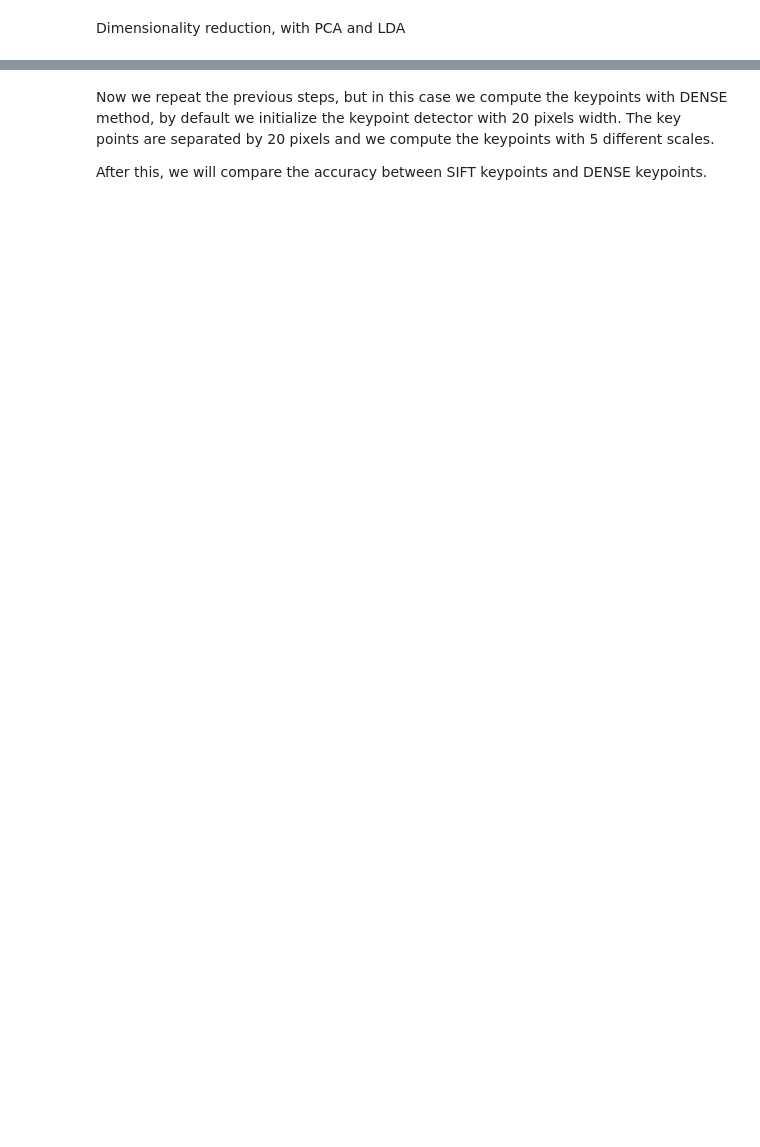
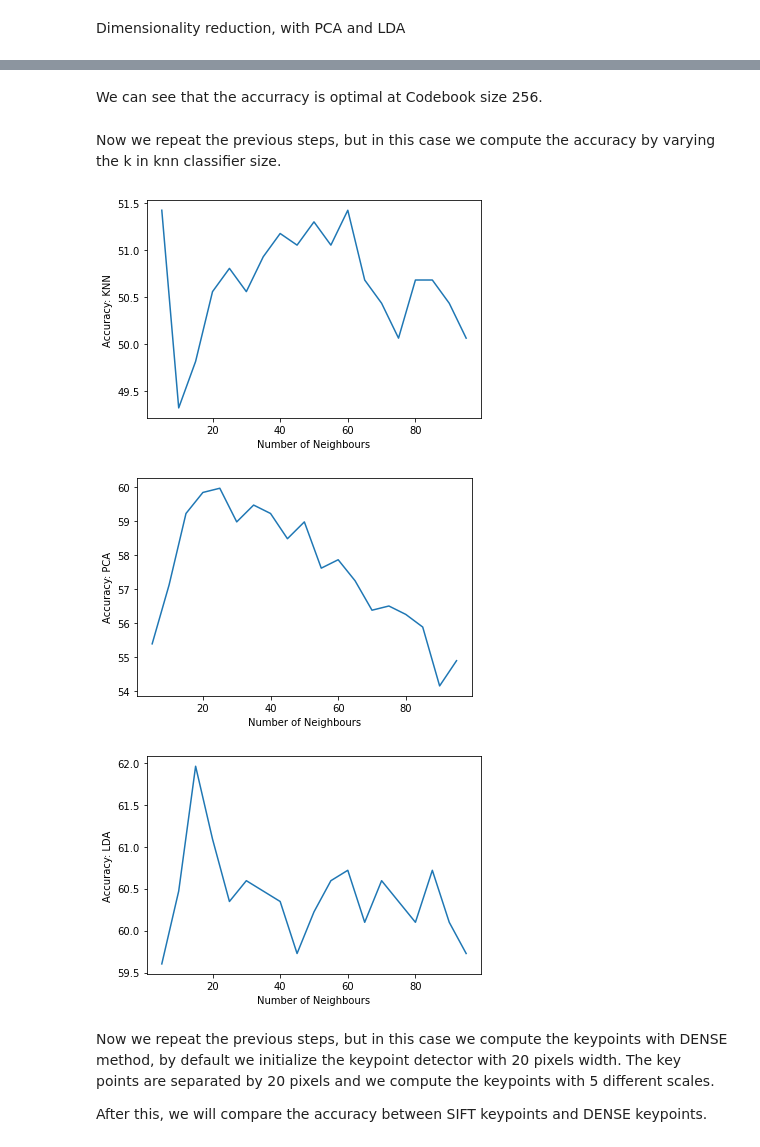
Before and after one commit to victor-prt/M3-Project, a Jupyter notebook: Scripts/week1/BagofVisualWords.ipynb, the cells around one changed output, grey strips where cells are left out. Saved outputs shown, nothing was run; the diff lists cells and outputs as text; code cells hidden in the pictures; blank space fills up the shorter version.

```diff
--- a/Scripts/week1/BagofVisualWords.ipynb
+++ b/Scripts/week1/BagofVisualWords.ipynb
@@ -100,3 +166,72 @@ print(accuracy)
+# %% [markdown]
+We can see that the accurracy is optimal at Codebook size 256.
+# %% [markdown]
+Now we repeat the previous steps, but in this case we compute the accuracy by varying the k in knn classifier size.
+# %%
+k = 256
+codebook = MiniBatchKMeans(n_clusters=k, verbose=False, batch_size=k * 20,compute_labels=False,reassignment_ratio=10**-4,random_state=42)
+codebook.fit(D)
+visual_words=np.zeros((len(Train_descriptors),k),dtype=np.float32)
+for i in range(len(Train_descriptors)):
+    words=codebook.predict(Train_descriptors[i])
+    visual_words[i,:]=np.bincount(words,minlength=k)
+
+visual_words_test=np.zeros((len(test_images_filenames),k),dtype=np.float32)
+for i in range(len(test_images_filenames)):
+    filename=test_images_filenames[i]
+    ima=cv2.imread(filename)
+    gray=cv2.cvtColor(ima,cv2.COLOR_BGR2GRAY)
+    kpt,des=SIFTdetector.detectAndCompute(gray,None)
+    words=codebook.predict(des)
+    visual_words_test[i,:]=np.bincount(words,minlength=k)
+
+neighbours = range(5,100, 5)
+knn_acc = []
+kpca_acc = []
+klda_acc = []
+for n in neighbours:
+    knn = KNeighborsClassifier(n_neighbors=n,n_jobs=-1,metric='euclidean')
+    knn.fit(visual_words, train_labels)
+
+    accuracy = 100*knn.score(visual_words_test, test_labels)
+    knn_acc.append(accuracy)
+
+    pca = PCA(n_components=64)
+    VWpca = pca.fit_transform(visual_words)
+    knnpca = KNeighborsClassifier(n_neighbors=n,n_jobs=-1,metric='euclidean')
+    knnpca.fit(VWpca, train_labels)
+    vwtestpca = pca.transform(visual_words_test)
+    accuracy = 100*knnpca.score(vwtestpca, test_labels)
+    kpca_acc.append(accuracy)
+
+    lda = LinearDiscriminantAnalysis()
+    VWlda = lda.fit_transform(visual_words,train_labels)
+    knnlda = KNeighborsClassifier(n_neighbors=n,n_jobs=-1,metric='euclidean')
+    knnlda.fit(VWlda, train_labels)
+    vwtestlda = lda.transform(visual_words_test)
+    accuracy = 100*knnlda.score(vwtestlda, test_labels)
+    klda_acc.append(accuracy)
+
+import matplotlib.pyplot as plt
+
+plt.plot(neighbours,knn_acc)
+plt.ylabel('Accuracy: KNN')
+plt.xlabel('Number of Neighbours')
+plt.show()
+
+plt.plot(neighbours,kpca_acc)
+plt.ylabel('Accuracy: PCA')
+plt.xlabel('Number of Neighbours')
+plt.show()
+
+plt.plot(neighbours,klda_acc)
+plt.ylabel('Accuracy: LDA')
+plt.xlabel('Number of Neighbours')
+plt.show()
+# %% [output]
+[figure, added]
+[figure, added]
+[figure, added]
 # %% [markdown]
 Now we repeat the previous steps, but in this case we compute the keypoints with DENSE method, by default we initialize
 the keypoint detector with 20 pixels width. The key points are separated by 20 pixels and we compute the keypoints with 5
```
Also changed, not shown: parts of 10 cells of this notebook.
